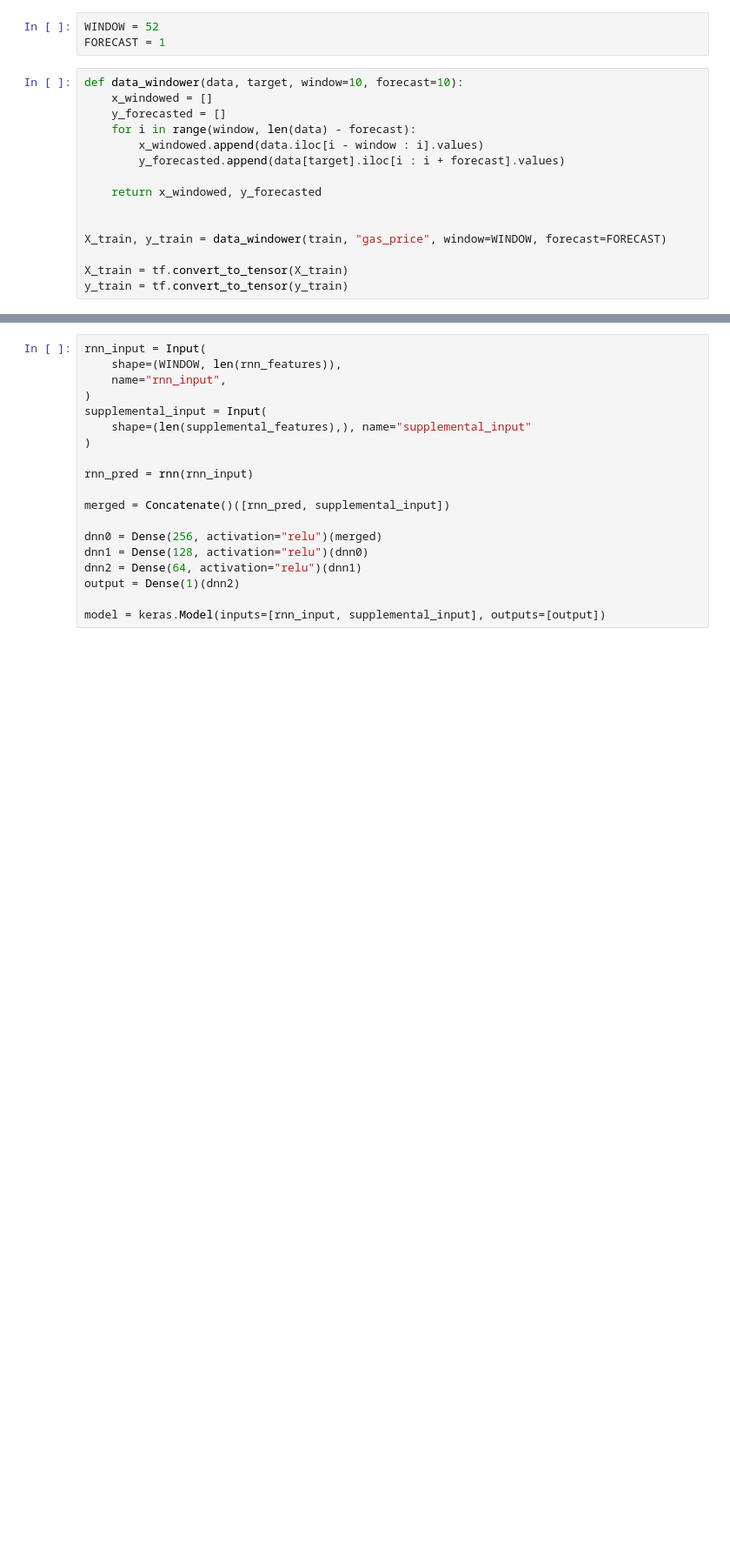
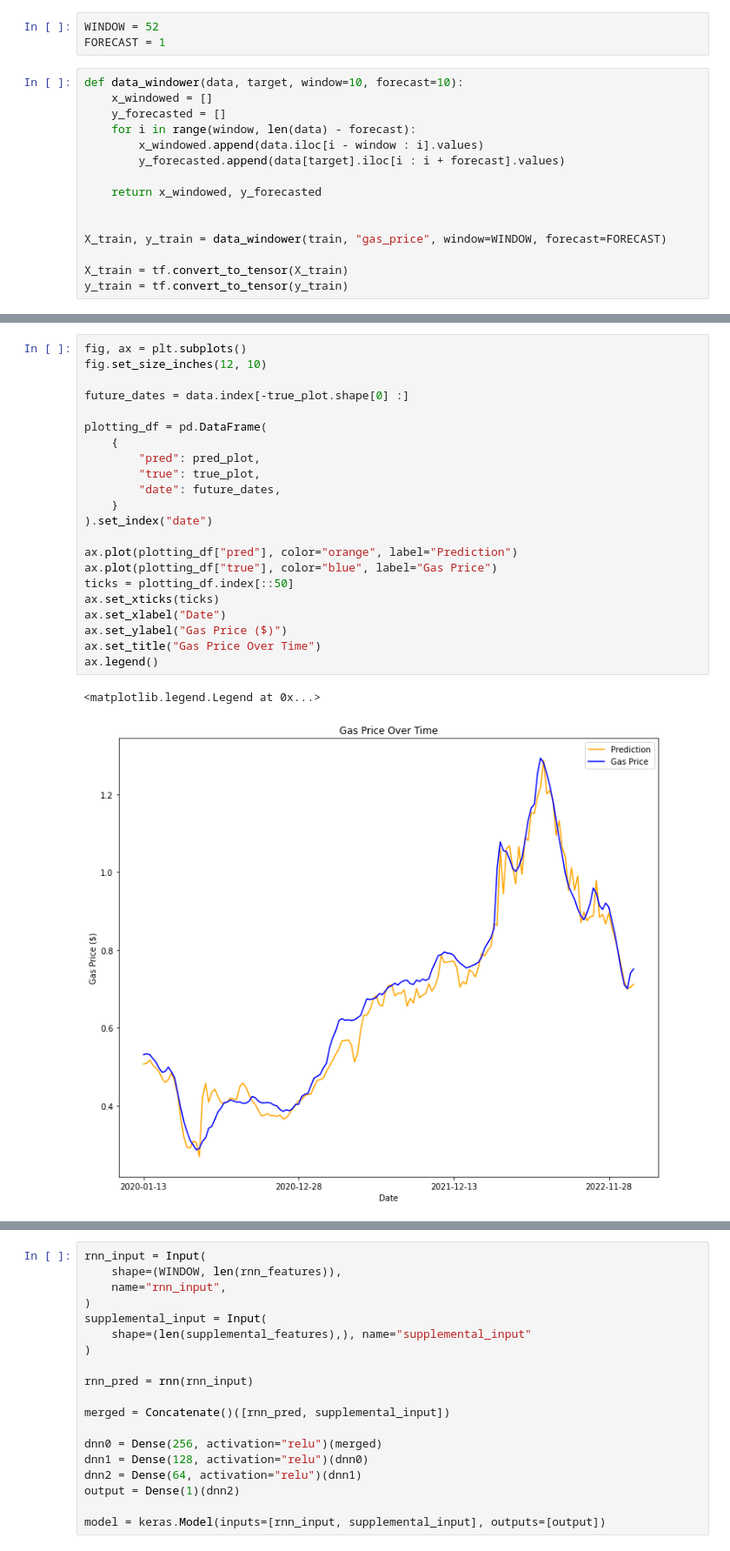
Before and after one commit to alexwalshml/gasoline_price_prediction, a Jupyter notebook: notebooks/9_modeling.ipynb, the cells around one changed output, grey strips where cells are left out. Shown: that part at 87% size. Drawn from its saved outputs; the diff is of its cells as text; blank space fills up the shorter version.

```diff
--- a/notebooks/9_modeling.ipynb
+++ b/notebooks/9_modeling.ipynb
@@ -215,3 +179,28 @@ plt.plot(pred_plot, color="red")
+# %%
+fig, ax = plt.subplots()
+fig.set_size_inches(12, 10)
+
+future_dates = data.index[-true_plot.shape[0] :]
+
+plotting_df = pd.DataFrame(
+    {
+        "pred": pred_plot,
+        "true": true_plot,
+        "date": future_dates,
+    }
+).set_index("date")
+
+ax.plot(plotting_df["pred"], color="orange", label="Prediction")
+ax.plot(plotting_df["true"], color="blue", label="Gas Price")
+ticks = plotting_df.index[::50]
+ax.set_xticks(ticks)
+ax.set_xlabel("Date")
+ax.set_ylabel("Gas Price ($)")
+ax.set_title("Gas Price Over Time")
+ax.legend()
+# %% [output]
+<matplotlib.legend.Legend at 0x...>
+[figure, added]
 # %%
 target = "gas_price"
 rnn_features = data.columns
```
Also changed, not shown: parts of 16 cells of this notebook, 5 other files.
